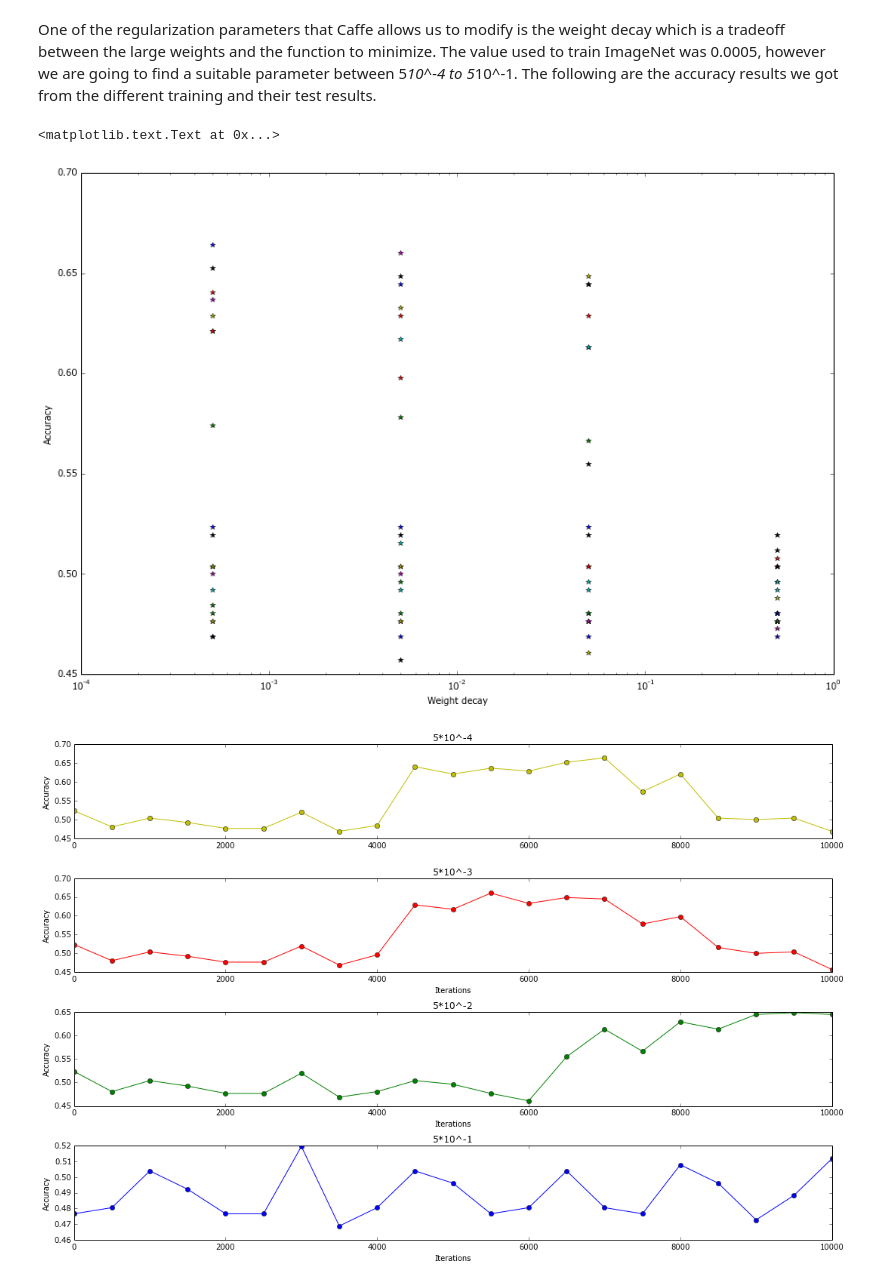
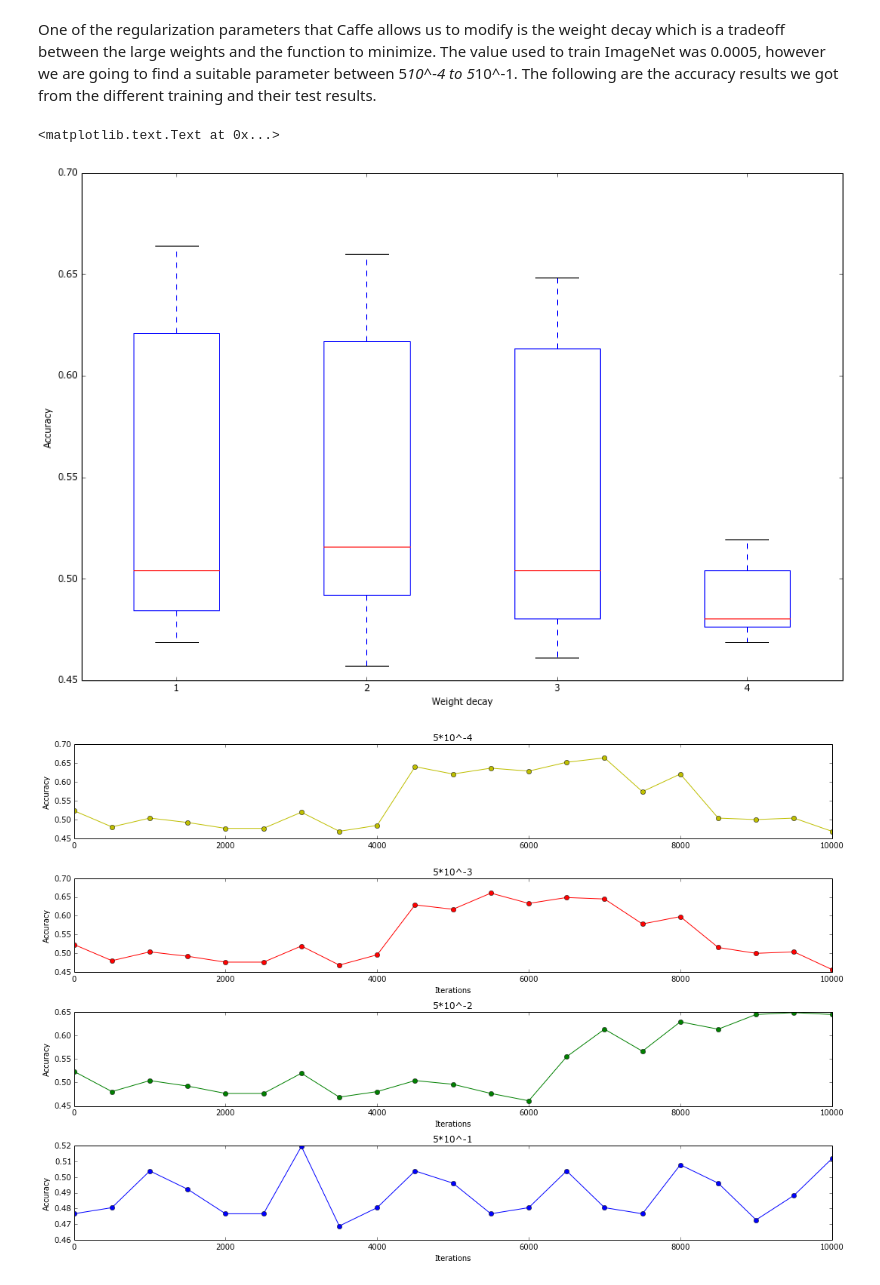
Before and after one commit to inulinux12/BCDR, a Jupyter notebook: LesionBCDR.ipynb, the cells around one changed output. Cells and saved outputs as stored; diff of their text form; code cells hidden in the pictures.

```diff
--- a/LesionBCDR.ipynb
+++ b/LesionBCDR.ipynb
@@ -95,13 +95,13 @@ import matplotlib.pyplot as plt
 %matplotlib inline
 # %%
 plt.figure(figsize=(15,10))
-plt.plot([0.0005,0.005,0.05,0.5], results, '*')
-plt.xscale('log')
+plt.boxplot(results)
+#plt.xscale('log')
 plt.xlabel("Weight decay")
 plt.ylabel("Accuracy")
 # %% [output]
 <matplotlib.text.Text at 0x...>
-[figure, old version]
+[figure, new version]
 # %%
 x1 = np.linspace(0, 10000, 21)
 
```
Also changed, not shown: parts of 8 cells of this notebook, 4 other files.
